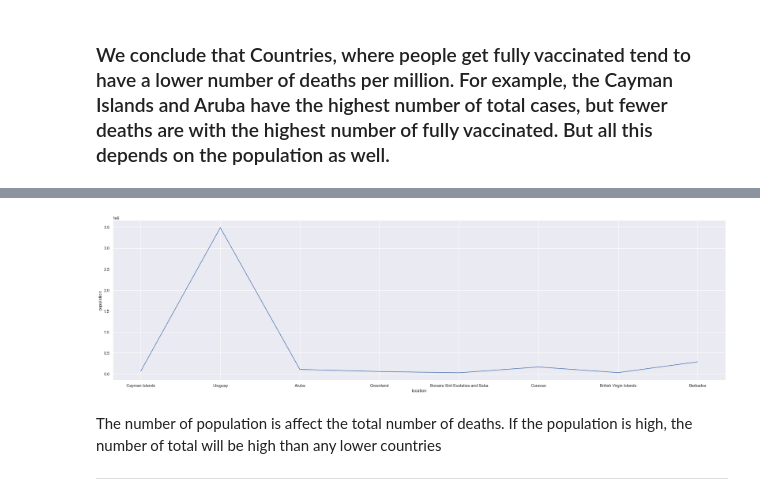
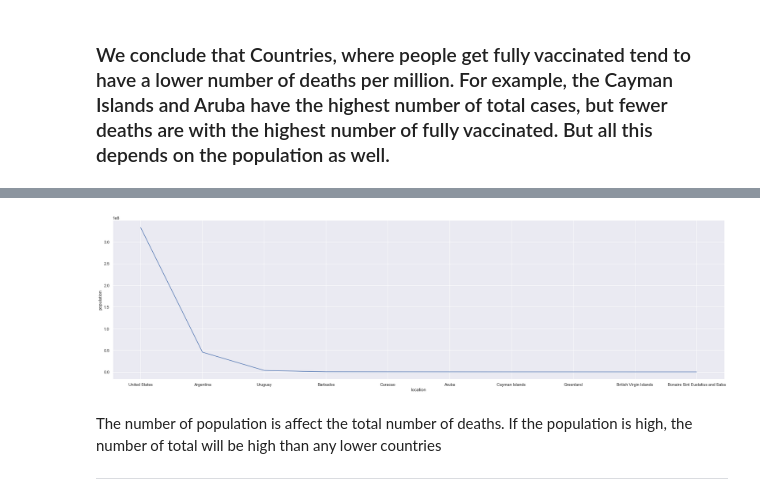
Before and after one commit to NChancheep/ITCS498_com_sci_classproject, a Jupyter notebook: ITCS498_com_sci_classproject.ipynb, the cells around one changed output, grey strips where cells are left out. Saved outputs shown, nothing was run; the diff lists cells and outputs as text; code cells hidden in the pictures.

```diff
--- a/ITCS498_com_sci_classproject.ipynb
+++ b/ITCS498_com_sci_classproject.ipynb
@@ -287,8 +287,8 @@ Text(0.5, 1.0, 'Means - Number of populaiton density')
 # %%
-sns.lineplot(x="location", y="population", data=df)
+sns.lineplot(x="location", y="population", data=am_top10_fully_vaccinated)
 plt.show()
 # %% [output]
-[figure, old version]
+[figure, new version]
 # %% [markdown]
 The number of population is affect the total number of deaths. If the population is high, the number of total will be high than any lower countries<br/>
 
```
Also changed, not shown: parts of 10 cells of this notebook.
